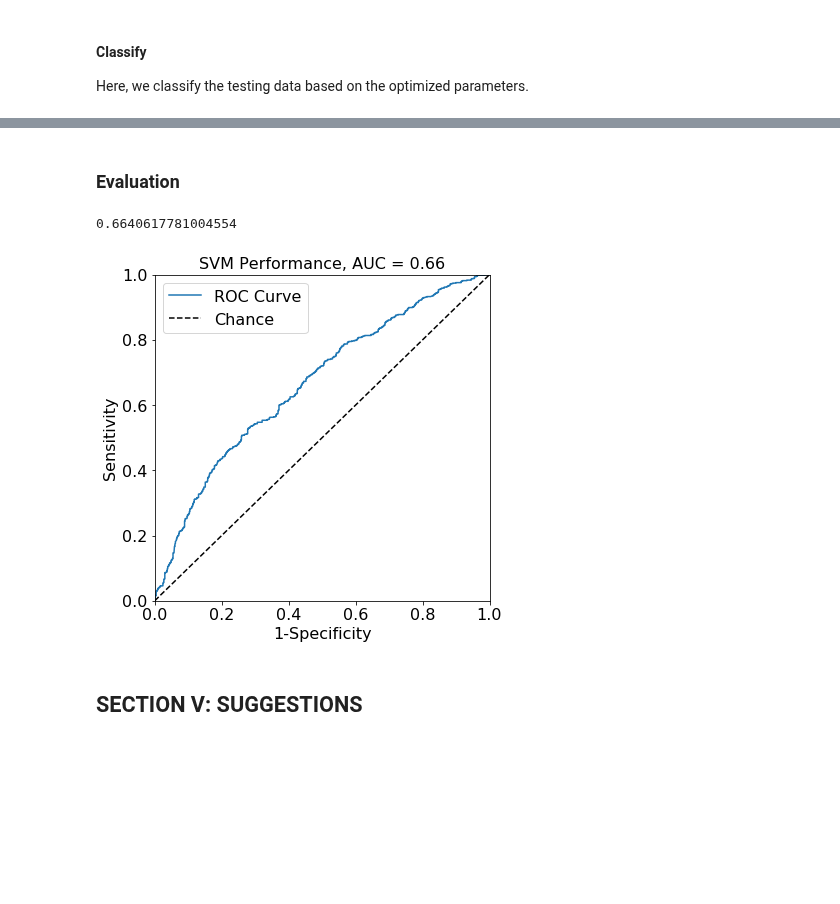
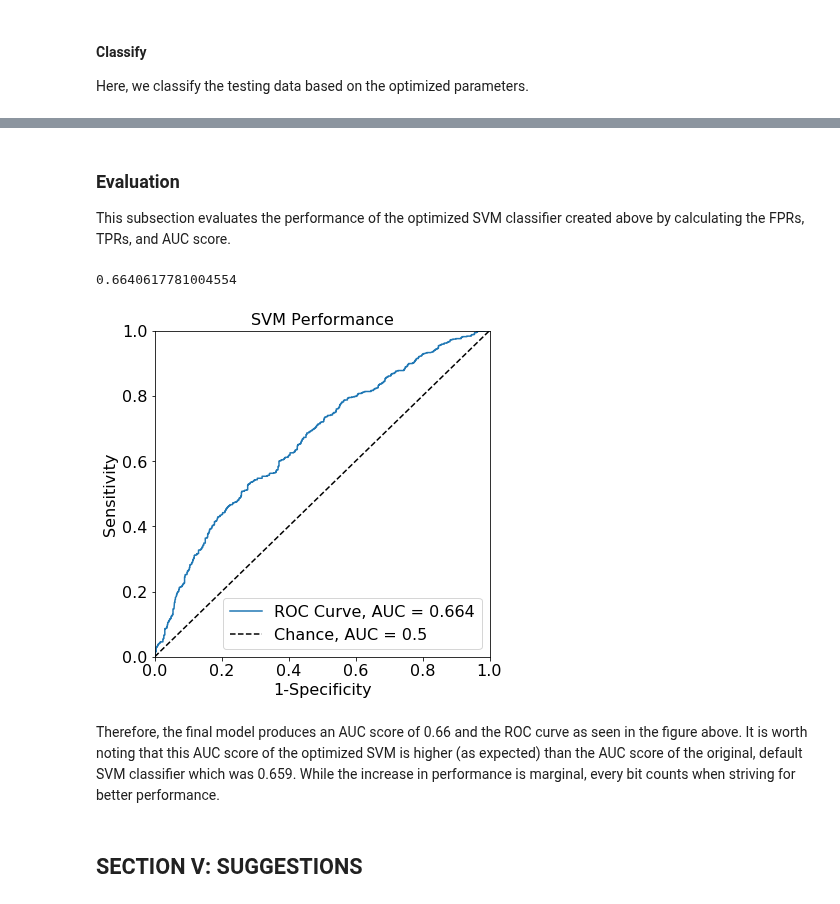
Before and after one commit to kevinmchu/BME590Final, a Jupyter notebook: Process Book.ipynb, the cells around one changed output, grey strips where cells are left out. Cells and saved outputs as stored; diff of their text form; code cells hidden in the pictures; blank space fills up the shorter version.

Commit message:
cleaned up and wrote SECTION IV: MODELING

```diff
--- a/Process Book.ipynb
+++ b/Process Book.ipynb
@@ -747,33 +761,37 @@ svm = SVC(C=1.5, gamma = 0.017857142857142856)
 svm = svm.fit(X_train, y_train)
 y_pred = svm.decision_function(X_test)
-# %% [markdown]
-### Evaluation
+# %% [markdown]
+### Evaluation
+
+This subsection evaluates the performance of the optimized SVM classifier created above by calculating the FPRs, TPRs, and AUC score.
 # %%
-# Get ROC curve
+# Calculate FPR, TPR, and AUC
 fpr, tpr, thresholds = metrics.roc_curve(y_test, y_pred, pos_label=1)
 AUC = metrics.auc(fpr, tpr)
 print(AUC)
 
-# Plot
+# Plot the ROC curve
 plt.figure(figsize=(6, 6))
 ax = plt.subplot(111)
-plt.plot(fpr, tpr, label='ROC Curve')
-plt.plot(np.array([0, 1]), np.array([0, 1]), 'k--', label='Chance')
+plt.plot(fpr, tpr, label='ROC Curve, AUC = {}'.format(round(AUC,3)))
+plt.plot(np.array([0, 1]), np.array([0, 1]), 'k--', label='Chance, AUC = {}'.format(round(0.5,2)))
 plt.axis((0, 1, 0, 1))
 
 # Labels
-plt.title('SVM Performance, AUC = {}'.format(round(AUC, 2)), fontsize=16)
+plt.title('SVM Performance', fontsize=16)
 plt.xlabel('1-Specificity', fontsize=16)
 plt.ylabel('Sensitivity', fontsize=16)
 plt.legend(fontsize=16)
 x_ticks = np.array([0, 0.2, 0.4, 0.6, 0.8, 1])
 ax.set_xticklabels(x_ticks, rotation=0, fontsize=16)
 y_ticks = np.array([0, 0.2, 0.4, 0.6, 0.8, 1])
 ax.set_yticklabels(y_ticks, rotation=0, fontsize=16)
 plt.savefig("SvmWithCvParams.png", bbox_inches='tight')
 plt.show()
 # %% [output]
 0.6640617781004554
-[figure, old version]
+[figure, new version]
+# %% [markdown]
+Therefore, the final model produces an AUC score of 0.66 and the ROC curve as seen in the figure above. It is worth noting that this AUC score of the optimized SVM is higher (as expected) than the AUC score of the original, default SVM classifier which was 0.659. While the increase in performance is marginal, every bit counts when striving for better performance.
 # %% [markdown]
 ## SECTION V: SUGGESTIONS
```
Also changed, not shown: parts of 14 cells of this notebook, 2 other files.
